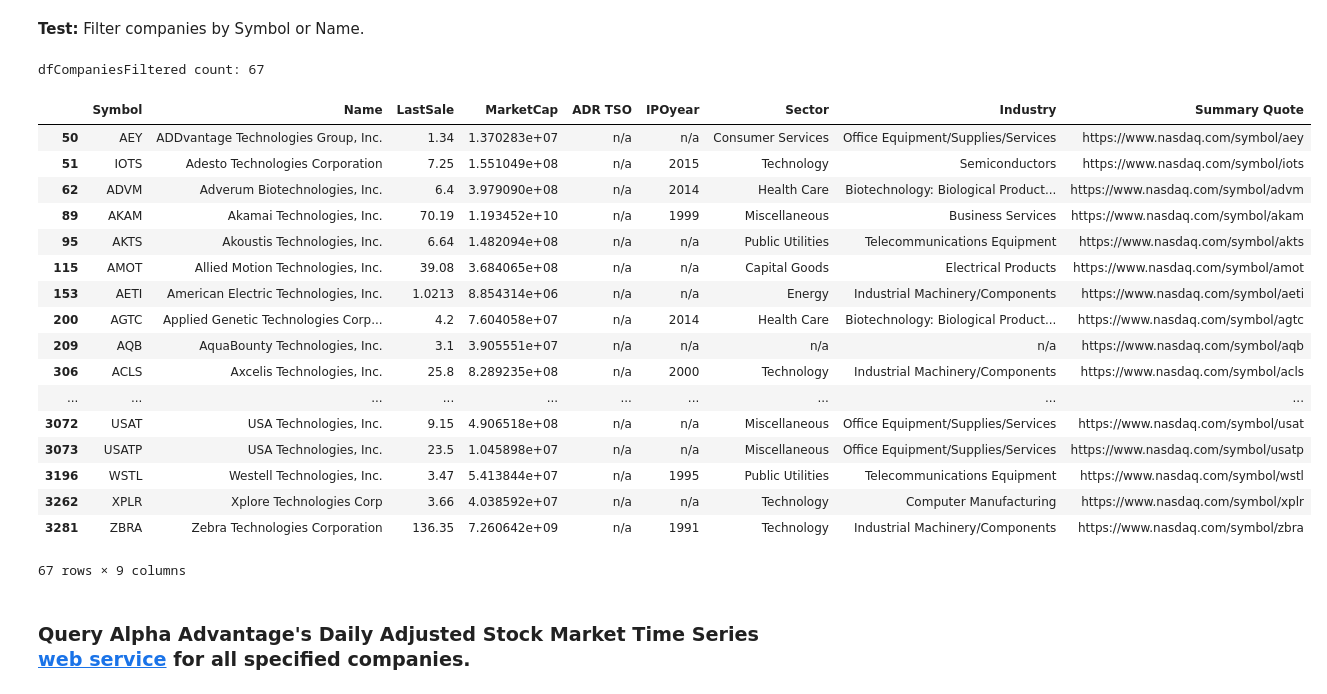
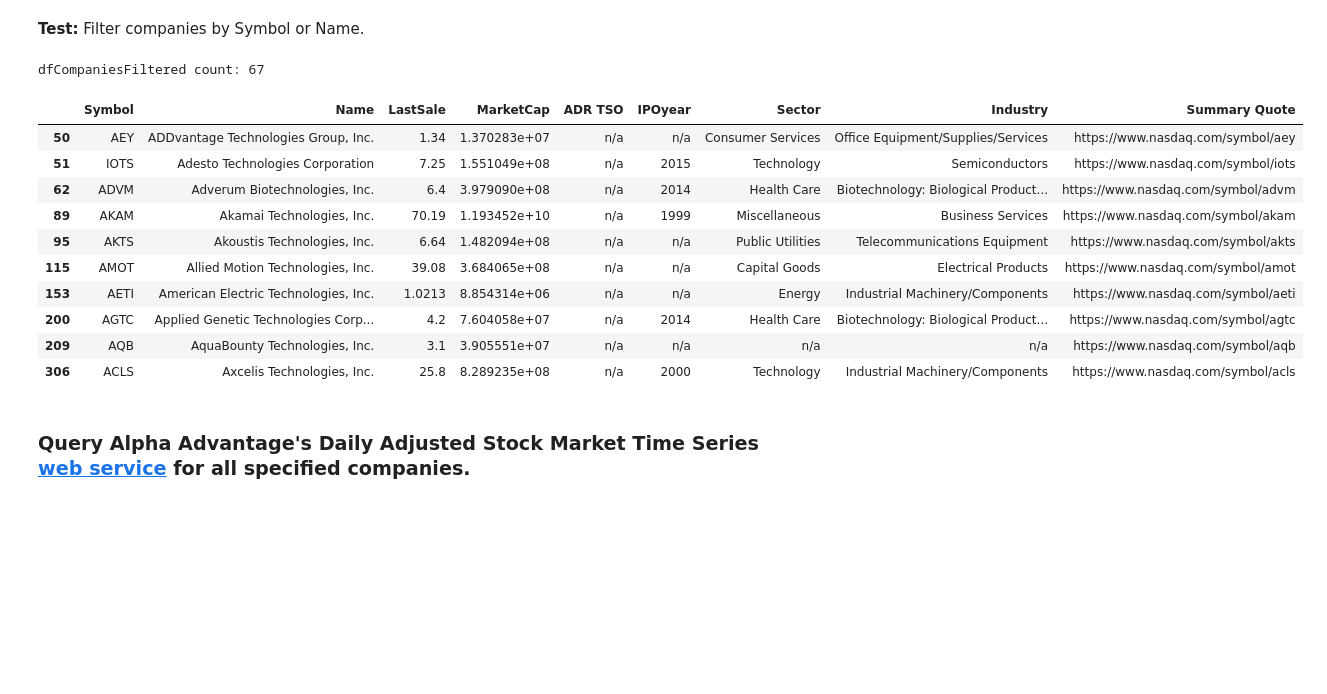
Before and after one commit to k0L1081/Pipeline-Demos, a Jupyter notebook: Daily Stock Market Data Analytics/Daily Stock Market Data Analytics.ipynb, the cells around one changed output. Drawn from its saved outputs; the diff is of its cells as text; code cells hidden in the pictures; blank space fills up the shorter version.

Commit message:
Added head() method to dfCompaniesFiltered object.

```diff
--- a/Daily Stock Market Data Analytics/Daily Stock Market Data Analytics.ipynb
+++ b/Daily Stock Market Data Analytics/Daily Stock Market Data Analytics.ipynb
@@ -115,30 +115,23 @@ def getCompaniesByKeyword(dfCompanies, companyKeyword):
 # %%
 # Filter by 'technologies'.
 dfCompaniesFiltered = getCompaniesByKeyword(dfCompanies, 'technologies')
 
 print('dfCompaniesFiltered count:', len(dfCompaniesFiltered))
 
-dfCompaniesFiltered
+dfCompaniesFiltered.head(10)
 # %% [output]
 dfCompaniesFiltered count: 67
 |  | Symbol | Name | LastSale | MarketCap | ADR TSO | IPOyear | Sector | Industry | Summary Quote |
 | 50 | AEY | ADDvantage Technologies Group, Inc. | 1.34 | 1.370283e+07 | n/a | n/a | Consumer Services | Office Equipment/Supplies/Services | https://www.nasdaq.com/symbol/aey |
 | 51 | IOTS | Adesto Technologies Corporation | 7.25 | 1.551049e+08 | n/a | 2015 | Technology | Semiconductors | https://www.nasdaq.com/symbol/iots |
 | 62 | ADVM | Adverum Biotechnologies, Inc. | 6.4 | 3.979090e+08 | n/a | 2014 | Health Care | Biotechnology: Biological Product... | https://www.nasdaq.com/symbol/advm |
 | 89 | AKAM | Akamai Technologies, Inc. | 70.19 | 1.193452e+10 | n/a | 1999 | Miscellaneous | Business Services | https://www.nasdaq.com/symbol/akam |
 | 95 | AKTS | Akoustis Technologies, Inc. | 6.64 | 1.482094e+08 | n/a | n/a | Public Utilities | Telecommunications Equipment | https://www.nasdaq.com/symbol/akts |
 | 115 | AMOT | Allied Motion Technologies, Inc. | 39.08 | 3.684065e+08 | n/a | n/a | Capital Goods | Electrical Products | https://www.nasdaq.com/symbol/amot |
 | 153 | AETI | American Electric Technologies, Inc. | 1.0213 | 8.854314e+06 | n/a | n/a | Energy | Industrial Machinery/Components | https://www.nasdaq.com/symbol/aeti |
 | 200 | AGTC | Applied Genetic Technologies Corp... | 4.2 | 7.604058e+07 | n/a | 2014 | Health Care | Biotechnology: Biological Product... | https://www.nasdaq.com/symbol/agtc |
 | 209 | AQB | AquaBounty Technologies, Inc. | 3.1 | 3.905551e+07 | n/a | n/a | n/a | n/a | https://www.nasdaq.com/symbol/aqb |
 | 306 | ACLS | Axcelis Technologies, Inc. | 25.8 | 8.289235e+08 | n/a | 2000 | Technology | Industrial Machinery/Components | https://www.nasdaq.com/symbol/acls |
-| ... | ... | ... | ... | ... | ... | ... | ... | ... | ... |
-| 3072 | USAT | USA Technologies, Inc. | 9.15 | 4.906518e+08 | n/a | n/a | Miscellaneous | Office Equipment/Supplies/Services | https://www.nasdaq.com/symbol/usat |
-| 3073 | USATP | USA Technologies, Inc. | 23.5 | 1.045898e+07 | n/a | n/a | Miscellaneous | Office Equipment/Supplies/Services | https://www.nasdaq.com/symbol/usatp |
-| 3196 | WSTL | Westell Technologies, Inc. | 3.47 | 5.413844e+07 | n/a | 1995 | Public Utilities | Telecommunications Equipment | https://www.nasdaq.com/symbol/wstl |
-| 3262 | XPLR | Xplore Technologies Corp | 3.66 | 4.038592e+07 | n/a | n/a | Technology | Computer Manufacturing | https://www.nasdaq.com/symbol/xplr |
-| 3281 | ZBRA | Zebra Technologies Corporation | 136.35 | 7.260642e+09 | n/a | 1991 | Technology | Industrial Machinery/Components | https://www.nasdaq.com/symbol/zbra |
-67 rows × 9 columns
 # %% [markdown]
 ### Query Alpha Advantage's Daily Adjusted Stock Market Time Series <a href="https://www.alphavantage.co/documentation/#dailyadj" target="blank">web service</a> for all specified companies.
 # %% [markdown]
```
